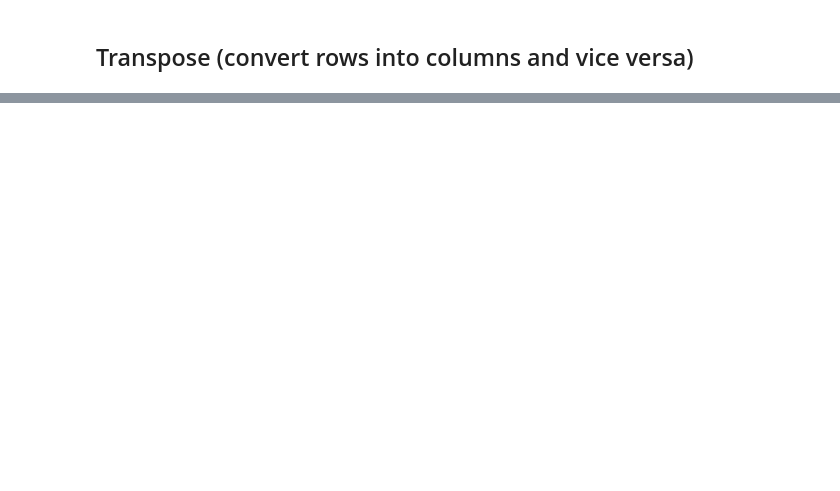
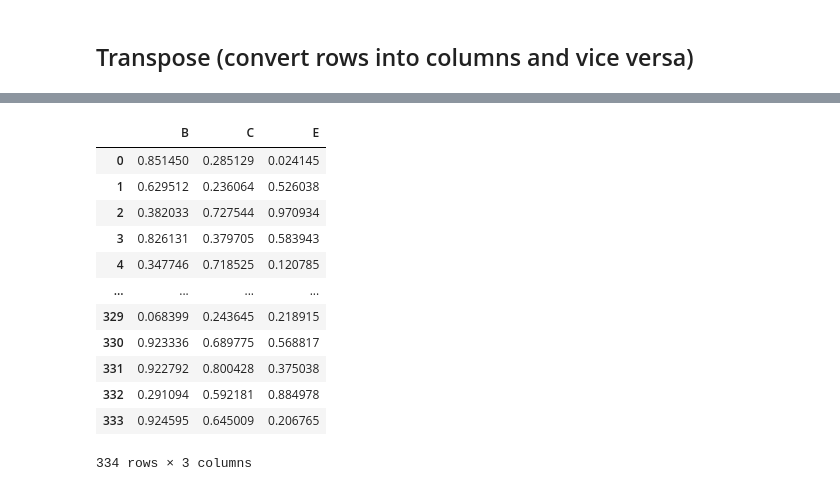
Before and after one commit to Bubu02/Pandas-Tutorial, a Jupyter notebook: Pandas_tutorial.ipynb, the cells around one changed output, grey strips where cells are left out. Drawn from its saved outputs; the diff is of its cells as text; code cells hidden in the pictures; blank space fills up the shorter version.

```diff
--- a/Pandas_tutorial.ipynb
+++ b/Pandas_tutorial.ipynb
@@ -212,0 +341,16 @@ Name: 0, Length: 334, dtype: float64
+# %%
+newdf
+# %% [output]
+|  | B | C | E |
+| 0 | 0.851450 | 0.285129 | 0.024145 |
+| 1 | 0.629512 | 0.236064 | 0.526038 |
+| 2 | 0.382033 | 0.727544 | 0.970934 |
+| 3 | 0.826131 | 0.379705 | 0.583943 |
+| 4 | 0.347746 | 0.718525 | 0.120785 |
+| ... | ... | ... | ... |
+| 329 | 0.068399 | 0.243645 | 0.218915 |
+| 330 | 0.923336 | 0.689775 | 0.568817 |
+| 331 | 0.922792 | 0.800428 | 0.375038 |
+| 332 | 0.291094 | 0.592181 | 0.884978 |
+| 333 | 0.924595 | 0.645009 | 0.206765 |
+334 rows × 3 columns
```
Also changed, not shown: parts of 30 cells of this notebook.
